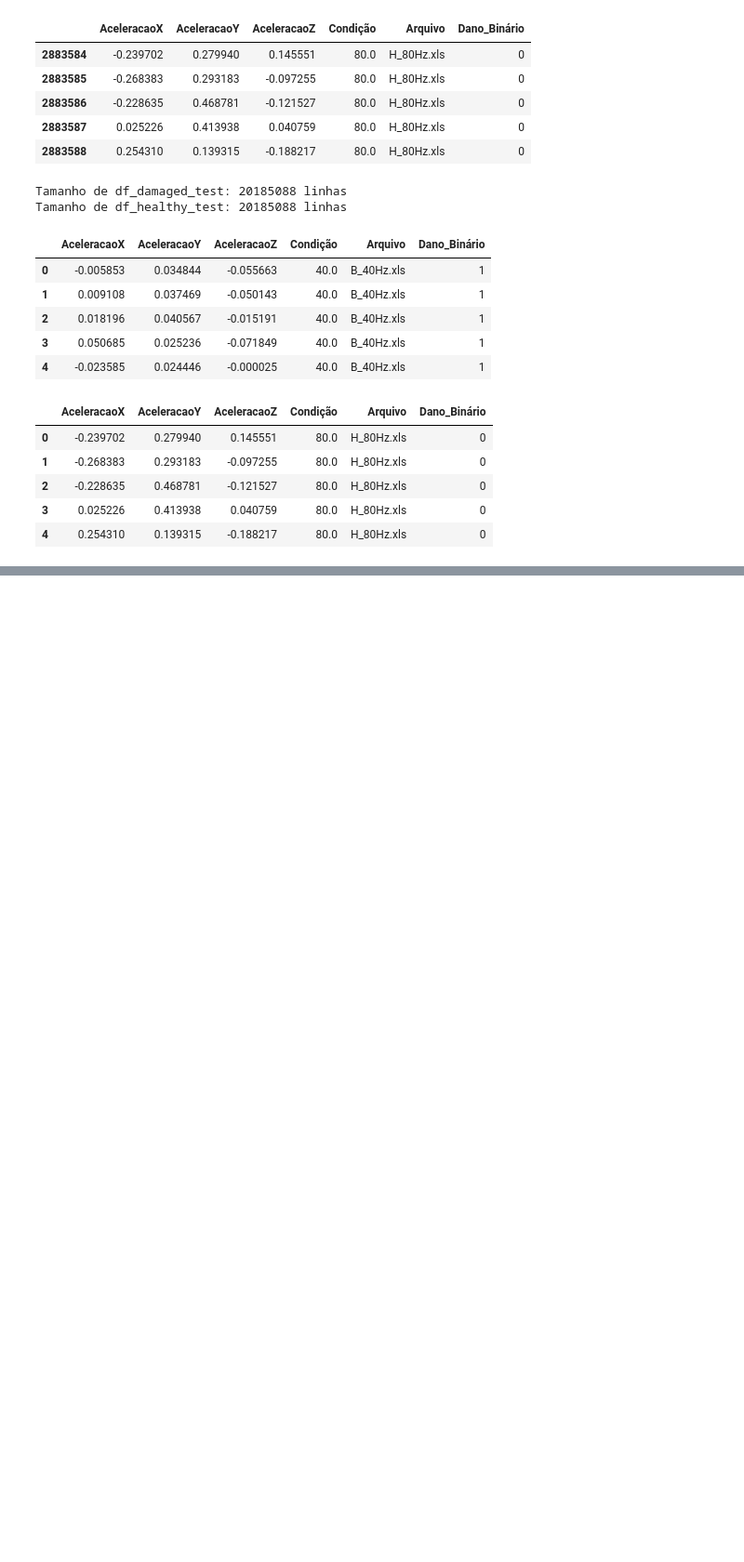
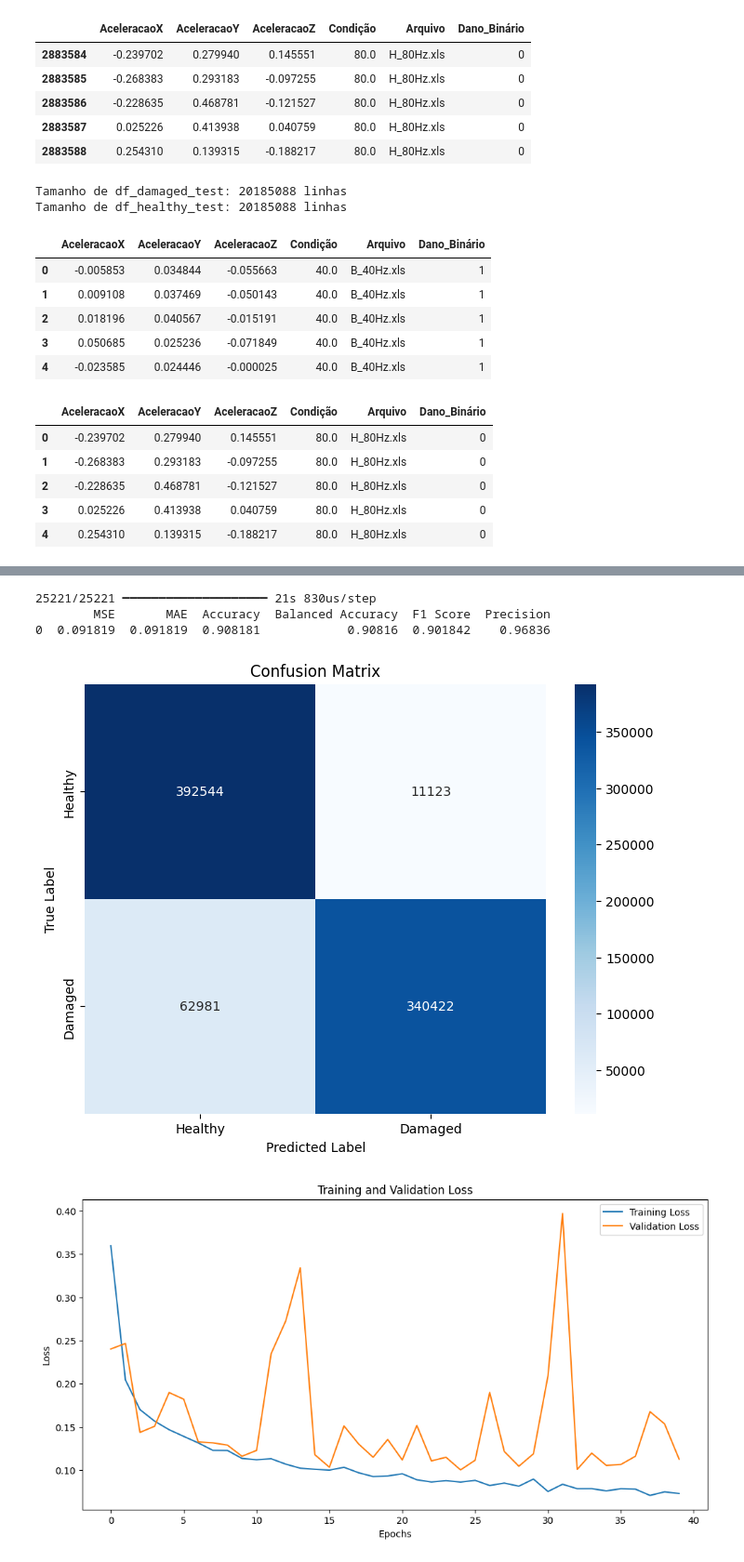
Before and after one commit to ero2003730/BearingFaultDetection, a Jupyter notebook: Jupyter/BearingLSTM.ipynb, the cells around one changed output, grey strips where cells are left out. Shown at 93% size. Cells and saved outputs as stored; diff of their text form; code cells hidden in the pictures; blank space fills up the shorter version.

```diff
--- a/Jupyter/BearingLSTM.ipynb
+++ b/Jupyter/BearingLSTM.ipynb
@@ -542,0 +1019,50 @@ plt.show()
+# %%
+# Avaliar o modelo
+y_pred = (model.predict(X_test) > 0.5).astype("int32")
+
+# Calcular métricas
+mse = mean_squared_error(y_test, y_pred)
+mae = mean_absolute_error(y_test, y_pred)
+accuracy = accuracy_score(y_test, y_pred)
+balanced_accuracy = balanced_accuracy_score(y_test, y_pred)
+f1 = f1_score(y_test, y_pred)
+precision = precision_score(y_test, y_pred)
+conf_matrix = confusion_matrix(y_test, y_pred)
+
+# Exibir métricas
+metrics = {
+    "MSE": [mse],
+    "MAE": [mae],
+    "Accuracy": [accuracy],
+    "Balanced Accuracy": [balanced_accuracy],
+    "F1 Score": [f1],
+    "Precision": [precision]
+}
+
+metrics_df = pd.DataFrame(metrics)
+print(metrics_df)
+# %% [output]
+25221/25221 ━━━━━━━━━━━━━━━━━━━━ 21s 830us/step
+        MSE       MAE  Accuracy  Balanced Accuracy  F1 Score  Precision
+0  0.091819  0.091819  0.908181            0.90816  0.901842    0.96836
+# %%
+# Plotar matriz de confusão
+plt.figure(figsize=(8, 6))
+sns.heatmap(conf_matrix, annot=True, fmt="d", cmap="Blues", xticklabels=['Healthy', 'Damaged'], yticklabels=['Healthy', 'Damaged'])
+plt.xlabel('Predicted Label')
+plt.ylabel('True Label')
+plt.title('Confusion Matrix')
+plt.show()
+
+# Plotar gráficos de perda
+plt.figure(figsize=(12, 6))
+plt.plot(history.history['loss'], label='Training Loss')
+plt.plot(history.history['val_loss'], label='Validation Loss')
+plt.xlabel('Epochs')
+plt.ylabel('Loss')
+plt.legend()
+plt.title('Training and Validation Loss')
+plt.show()
+# %% [output]
+[figure, added]
+[figure, added]
```
Also changed, not shown: parts of 16 cells of this notebook, 3 other files.
